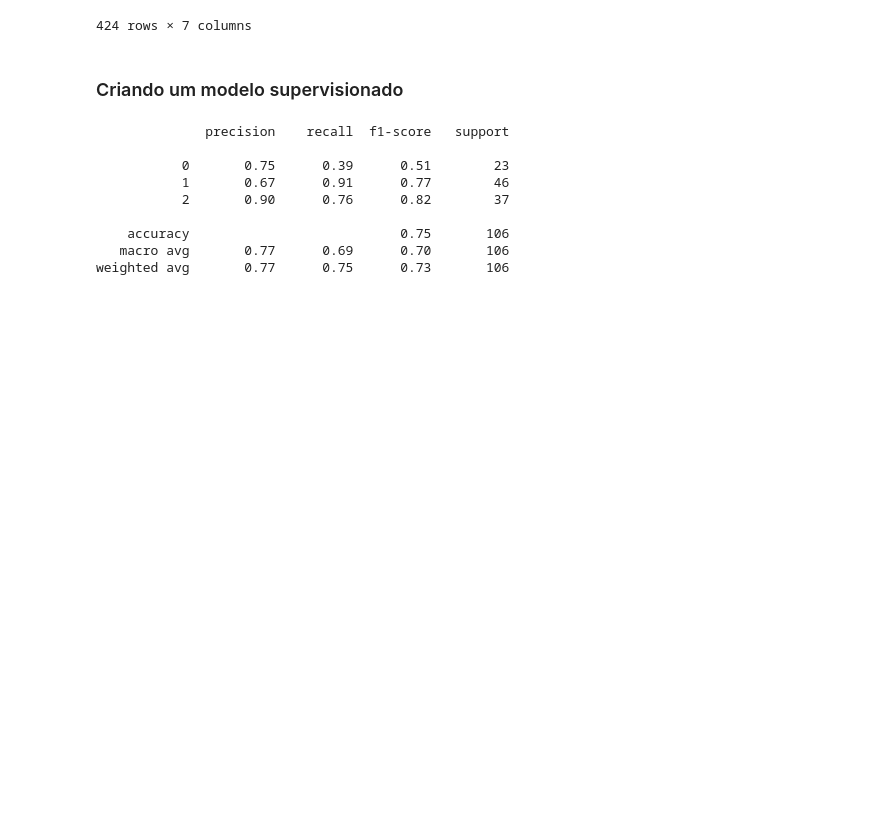
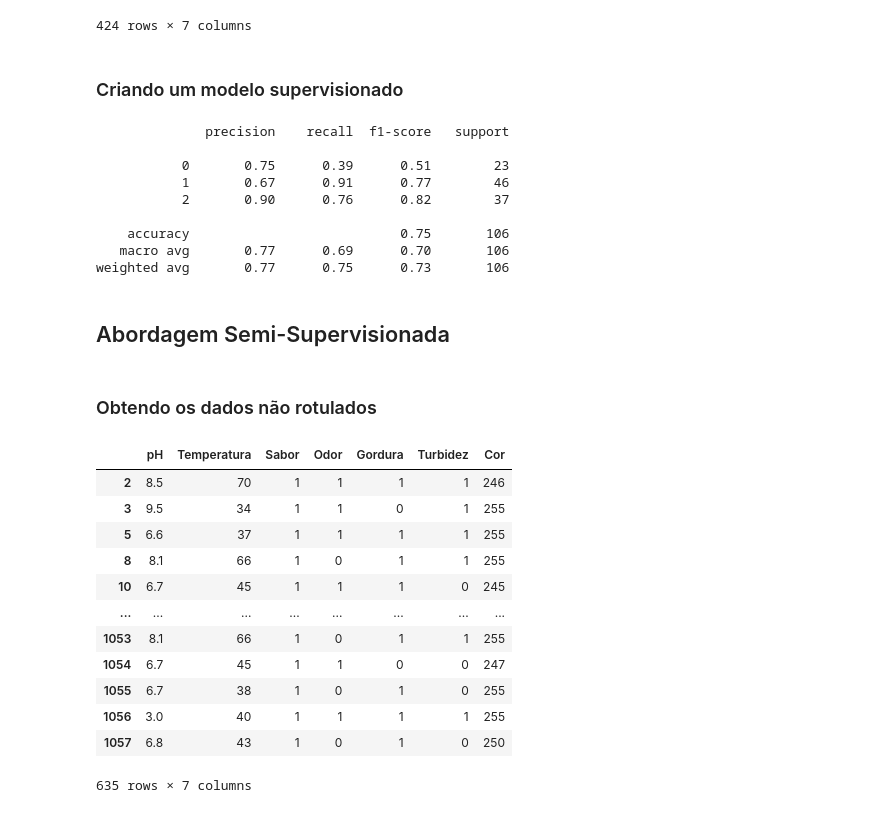
Before and after one commit to ledsouza/machine-learning-semisupervisionado, a Jupyter notebook: projeto.ipynb, the cells around one changed output. Saved outputs shown, nothing was run; the diff lists cells and outputs as text; code cells hidden in the pictures; blank space fills up the shorter version.

```diff
--- a/projeto.ipynb
+++ b/projeto.ipynb
@@ -187,3 +187,24 @@ print(report)
     accuracy                           0.75       106
    macro avg       0.77      0.69      0.70       106
 weighted avg       0.77      0.75      0.73       106
+# %% [markdown]
+## Abordagem Semi-Supervisionada
+# %% [markdown]
+### Obtendo os dados não rotulados
+# %%
+dados_nao_rotulados = df_dados[df_dados["Qualidade"].isna()].drop(columns=["Qualidade"])
+dados_nao_rotulados
+# %% [output]
+|  | pH | Temperatura | Sabor | Odor | Gordura | Turbidez | Cor |
+| 2 | 8.5 | 70 | 1 | 1 | 1 | 1 | 246 |
+| 3 | 9.5 | 34 | 1 | 1 | 0 | 1 | 255 |
+| 5 | 6.6 | 37 | 1 | 1 | 1 | 1 | 255 |
+| 8 | 8.1 | 66 | 1 | 0 | 1 | 1 | 255 |
+| 10 | 6.7 | 45 | 1 | 1 | 1 | 0 | 245 |
+| ... | ... | ... | ... | ... | ... | ... | ... |
+| 1053 | 8.1 | 66 | 1 | 0 | 1 | 1 | 255 |
+| 1054 | 6.7 | 45 | 1 | 1 | 0 | 0 | 247 |
+| 1055 | 6.7 | 38 | 1 | 0 | 1 | 0 | 255 |
+| 1056 | 3.0 | 40 | 1 | 1 | 1 | 1 | 255 |
+| 1057 | 6.8 | 43 | 1 | 0 | 1 | 0 | 250 |
+635 rows × 7 columns
```
Also changed, not shown: parts of 9 cells of this notebook.
